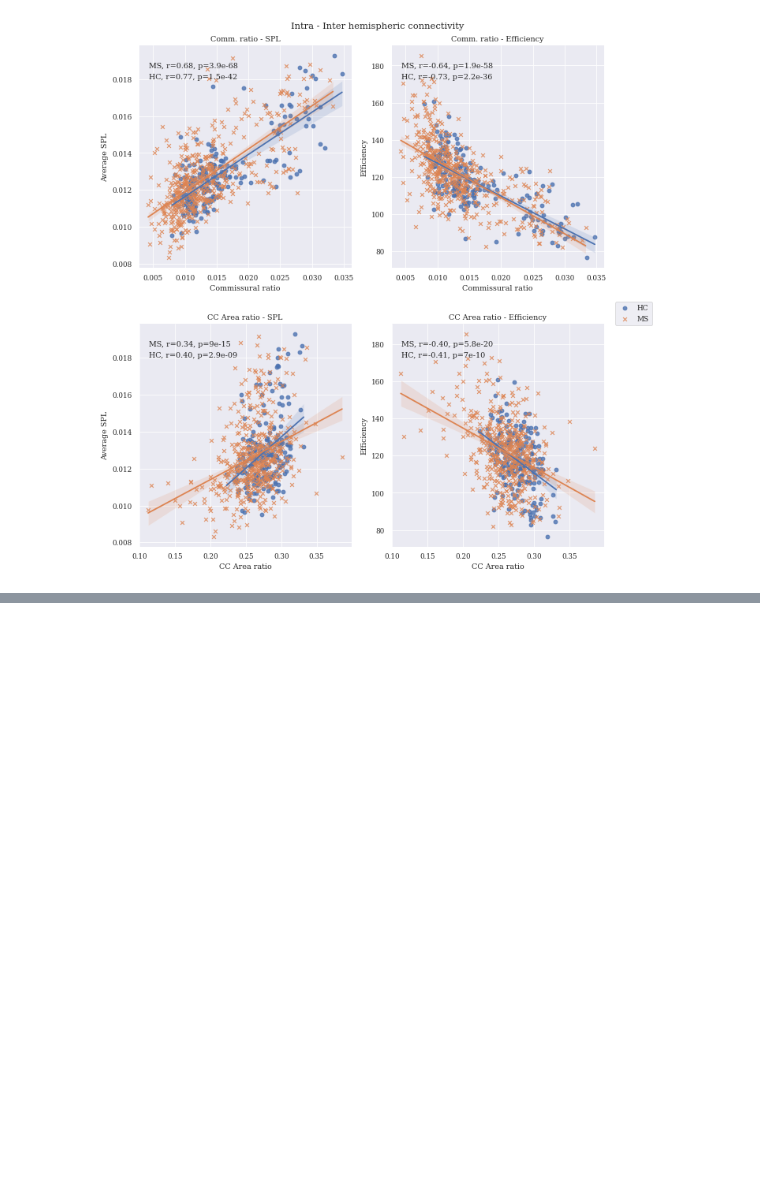
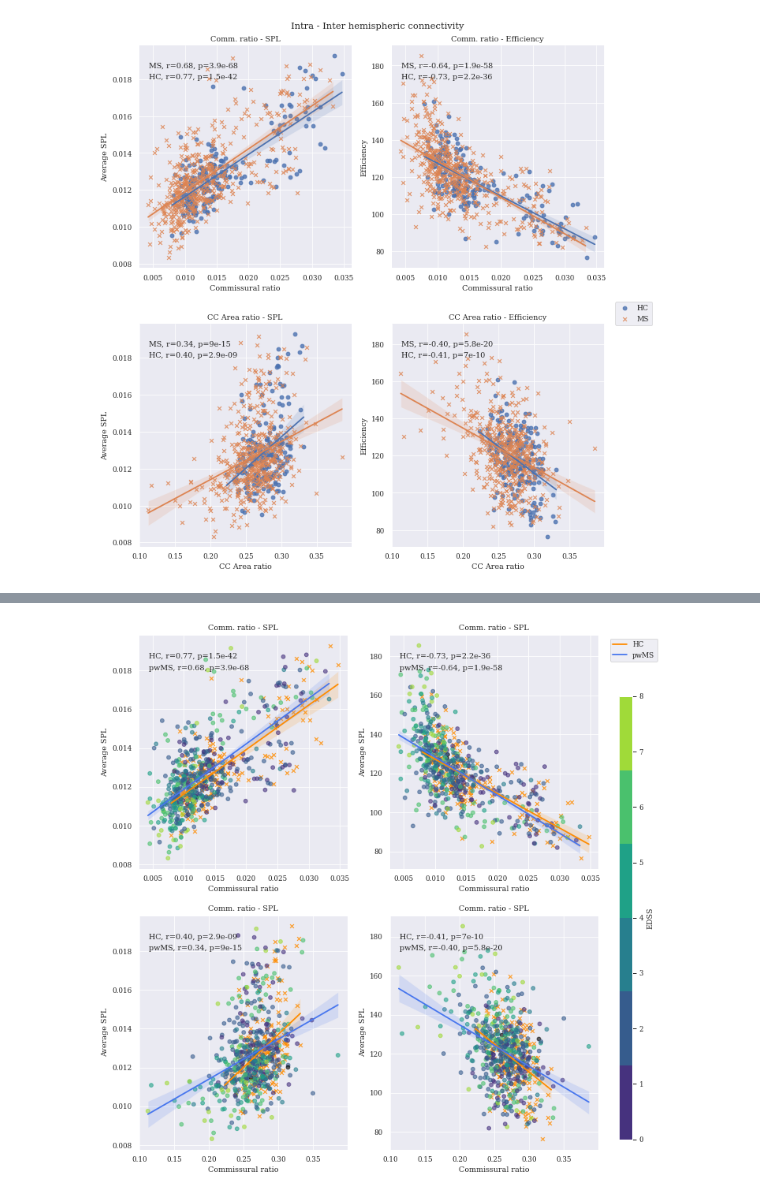
Before and after one commit to GerardMJuan/GraphNetworkMarkers, a Jupyter notebook: PAPER_FIGURES_TABLES/Fig1_intra_inter.ipynb, the cells around one changed output, grey strips where cells are left out. Drawn from its saved outputs; the diff is of its cells as text; code cells hidden in the pictures; blank space fills up the shorter version.

```diff
--- a/PAPER_FIGURES_TABLES/Fig1_intra_inter.ipynb
+++ b/PAPER_FIGURES_TABLES/Fig1_intra_inter.ipynb
@@ -157,3 +229,80 @@ plt.savefig("/home/extop/GERARD/PAPERS/PAPER_COBRA/FIGURES/FIg1_intrainter.pdf",
+# %%
+def annotate_axis(col1, col2, data, ax, label, level=0):
+    """
+    Version of the annotator function but
+    for
+
+    """
+    r, p = stats.pearsonr(data[col1], data[col2])
+
+    # hardcoded, udpate if working with other labels
+    x_pos = 0.05
+    y_pos = 0.9 - level*0.05
+
+    ax.text(x_pos, y_pos, f'{label}, ' + 'r={:.2f}, p={:.2g}'.format(r, p),
+            transform=ax.transAxes)
+
+from matplotlib.colors import ListedColormap
+cmap = ListedColormap(sns.color_palette("viridis"))
+
+def create_subplot(x, y, ax, df, title, xlabel, ylabel, legend=True):
+    ## Comm ratio - SPL
+    # HC
+    df_merged_hc = df_merged[df.disease=="HC"]
+    sns.regplot(x=x, y=y, data=df_merged_hc, scatter_kws={"alpha": 0.8}, marker='x', color='darkorange', ax=ax)
+
+    # pwMS
+    df_merged_pwms = df_merged[df.disease!="HC"]
+
+    EDSS_norm =(df_merged_pwms.EDSS-df_merged_pwms.EDSS.min())/(df_merged_pwms.EDSS.max()-df_merged_pwms.EDSS.min())
+    df_merged_pwms_EDSS = [cmap(x) for x in EDSS_norm]
+    color_array = np.array([*df_merged_pwms_EDSS])
+
+    sns.regplot(x=x, y=y, data=df_merged_pwms, scatter_kws={"color": color_array, "alpha": 0.6}, marker='o', ax=ax)
+
+    # annotate
+    annotate_axis(x, y, df_merged_hc, ax, "HC", 0)
+    annotate_axis(x, y, df_merged_pwms, ax, "pwMS", 1)
+
+    # Title and axis
+    ax.set_title("Comm. ratio - SPL")
+    ax.set_xlabel("Commissural ratio")
+    ax.set_ylabel("Average SPL")
+    if legend: ax.legend(labels=['HC', 'pwMS'], bbox_to_anchor=(1.04, 1), loc="upper left")
+
+## Second version
+# Don't use lmplot, its shite
+# use subplot, and for each axis plot the things separately
+sns.set(style='darkgrid', context='paper', palette='turbo', font="serif")
+f, axes = plt.subplots(2, 2, figsize=(12,12), constrained_layout=True)
+axes = axes.ravel()
+
+## Comm ratio - Average SPL
+create_subplot(x1, y1, axes[0], df_merged, "Comm. ratio - SPL", "Commissural ratio", "Average SPL", False)
+
+## Comm ratio - Efficiency
+create_subplot(x1, y2, axes[1], df_merged, "Comm. ratio - Efficiency", "Commissural ratio", "Efficiency")
+
+## Comm ratio - Average SPL
+create_subplot(x2, y1, axes[2], df_merged, "CC Area ratio - SPL", "CC Area ratio", "Average SPL", False)
+
+## Comm ratio - Efficiency
+create_subplot(x2, y2, axes[3], df_merged, "CC Area ratio - Efficiency", "CC Area ratio", "Efficiency", False)
+
+## LEGENDS
+# Need to one one for colors and one for markers
+# the one for colors needs to be a colorbar
+f.subplots_adjust(right=0.8)
+cbar_ax = f.add_axes([0.83, 0.14, 0.02, 0.65])
+
+# and the other one just a classic legend
+import matplotlib as mpl
+plt.colorbar(mpl.cm.ScalarMappable(norm=mpl.colors.Normalize(vmin=df_merged.EDSS.min(), vmax=df_merged.EDSS.max()), cmap=cmap),
+             cax=cbar_ax, orientation='vertical', label='EDSS')
+
+plt.savefig("/home/extop/GERARD/PAPERS/PAPER_COBRA/FIGURES/Figure_Intraiter.pdf", dpi=300)
+# %% [output]
+[figure, added]
 # %%
 variable_to_plot = "Comm_ratio"
 cc = "SC_spl_full"
```
Also changed, not shown: parts of 5 cells of this notebook, 15 other files.
